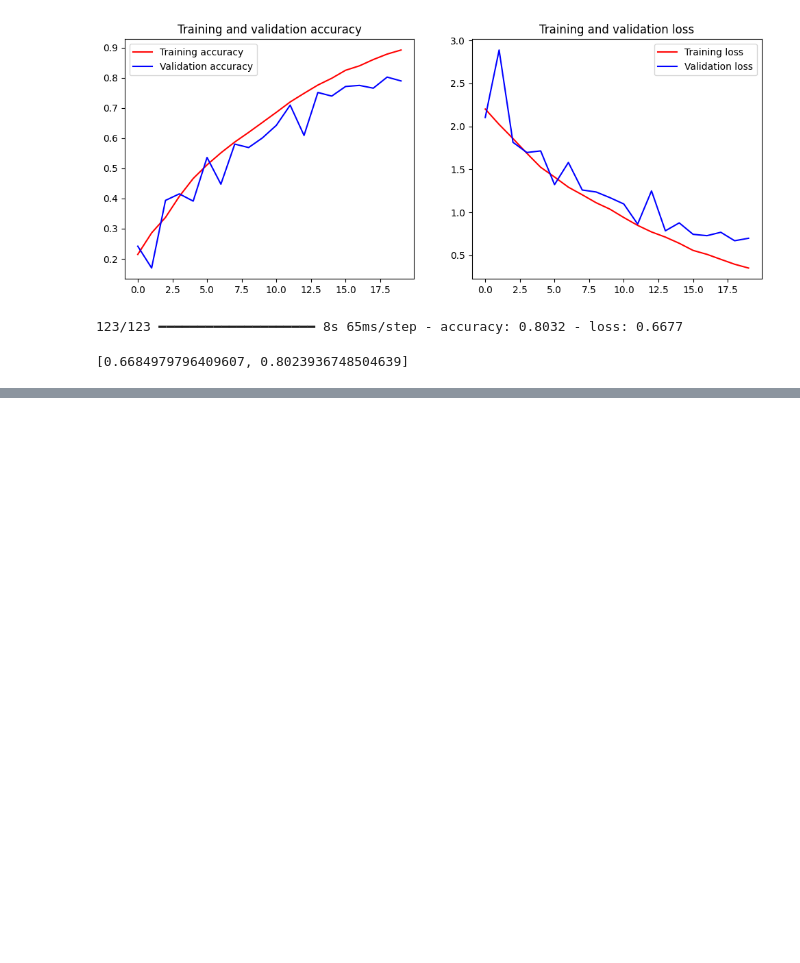
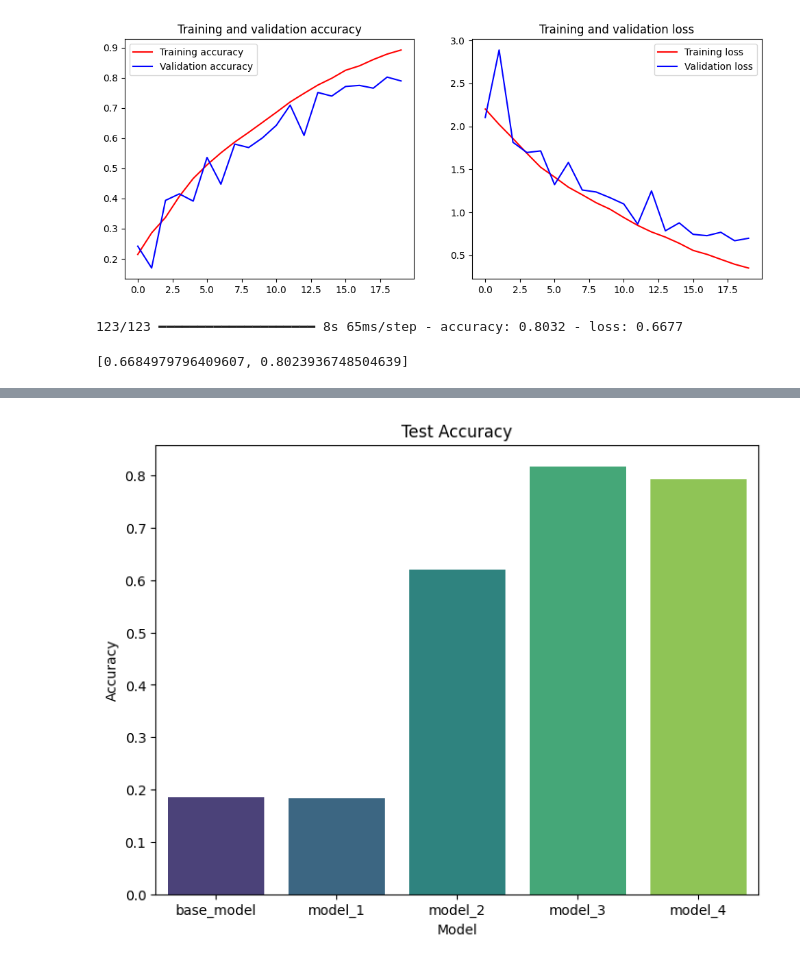
Before and after one commit to AeAre/Animals_classification_with_CNN, a Jupyter notebook: animals_classification_using_CNN.ipynb, the cells around one changed output, grey strips where cells are left out. Cells and saved outputs as stored; diff of their text form; code cells hidden in the pictures; blank space fills up the shorter version.

```diff
--- a/animals_classification_using_CNN.ipynb
+++ b/animals_classification_using_CNN.ipynb
@@ -877,0 +930,9 @@ model_4.evaluate(val_dataset)
+# %%
+plt.figure(figsize=(8, 6))
+sns.barplot(x=df.index, y=df['test_accuracy'], data=df, palette='viridis', hue=df.index, legend=False)
+plt.title('Test Accuracy')
+plt.xlabel('Model')
+plt.ylabel('Accuracy')
+plt.show()
+# %% [output]
+[figure, added]
```
Also changed, not shown: parts of 4 cells of this notebook.
